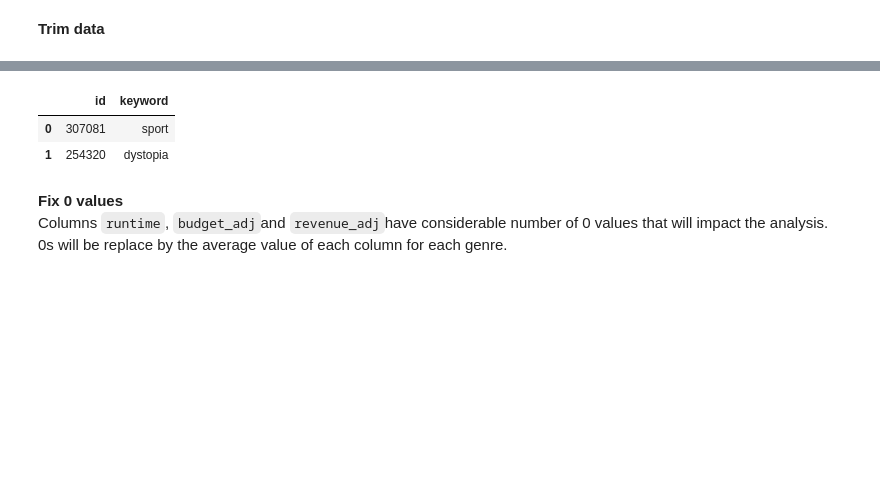
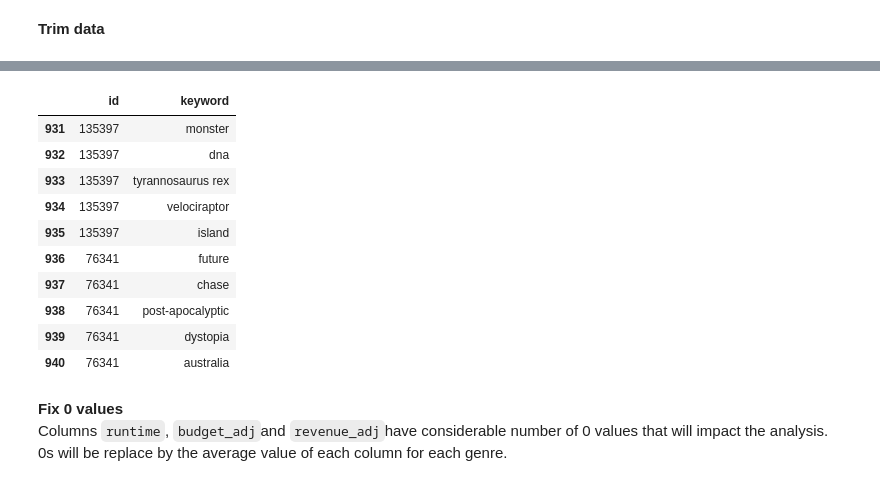
Before and after one commit to aZade-Dehghanpour/investigate_imdb_dataset, a Jupyter notebook: Codes/Notebook/Analysis of Imdb Movie Data.ipynb, the cells around one changed output, grey strips where cells are left out. Cells and saved outputs as stored; diff of their text form; code cells hidden in the pictures; blank space fills up the shorter version.

````diff
--- a/Codes/Notebook/Analysis of Imdb Movie Data.ipynb
+++ b/Codes/Notebook/Analysis of Imdb Movie Data.ipynb
@@ -370,11 +393,19 @@ df_production_companies.head(2)
 # %% [markdown]
 <a id = 'after_cleaning'></a>
-# %%
-df_keywords.head(2)
-# %% [output]
-|  | id | keyword |
-| 0 | 307081 | sport |
-| 1 | 254320 | dystopia |
+# %%
+df_keywords[(df_keywords.id==135397) | (df_keywords.id==76341)]
+# %% [output]
+|  | id | keyword |
+| 931 | 135397 | monster |
+| 932 | 135397 | dna |
+| 933 | 135397 | tyrannosaurus rex |
+| 934 | 135397 | velociraptor |
+| 935 | 135397 | island |
+| 936 | 76341 | future |
+| 937 | 76341 | chase |
+| 938 | 76341 | post-apocalyptic |
+| 939 | 76341 | dystopia |
+| 940 | 76341 | australia |
 # %% [markdown]
 **Fix 0 values**<br>
 Columns ```runtime```, ```budget_adj```and ```revenue_adj```have considerable number of 0 values that will impact the analysis. 0s will be replace by the average value of each column for each genre.
````
Also changed, not shown: parts of 14 cells of this notebook, 2 other files.
